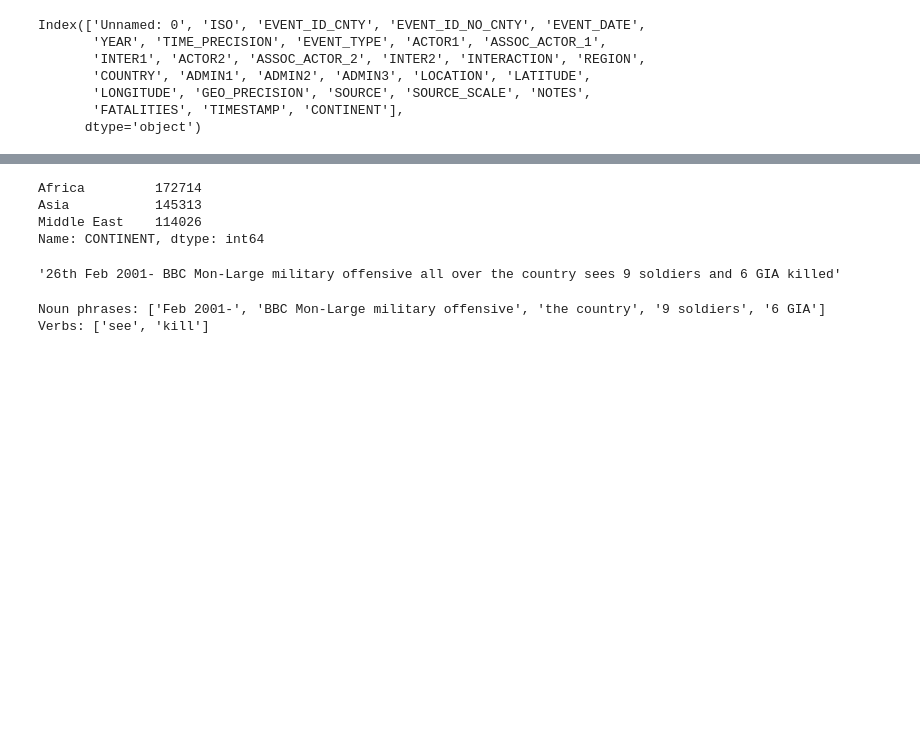
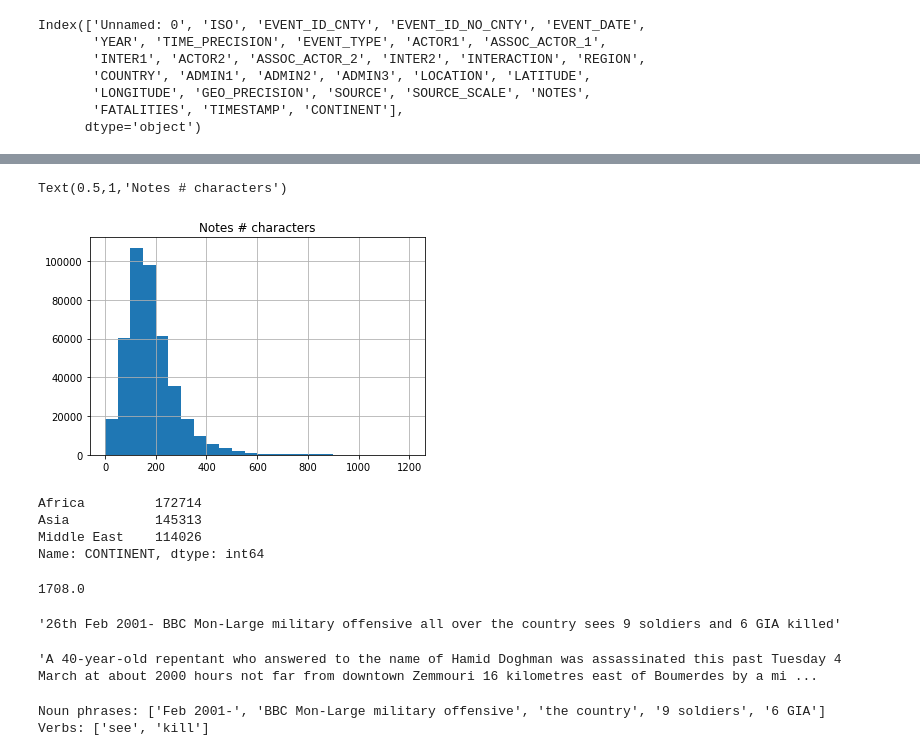
Before and after one commit to darshansumant/ml_nlp_conflict, a Jupyter notebook: playing_data_GP.ipynb, the cells around one changed output, grey strips where cells are left out. Drawn from its saved outputs; the diff is of its cells as text; code cells hidden in the pictures; blank space fills up the shorter version.

```diff
--- a/playing_data_GP.ipynb
+++ b/playing_data_GP.ipynb
@@ -72,3 +55,8 @@ AxesSubplot(0.125,0.125;0.775x0.755)
+# %%
+conflict_df.NOTES_CHAR.hist(bins=[0,50,100,150,200,250,300,350,400,450,500,550,600,650,700,750,800,900,1000,1200]).set_title("Notes # characters")
+# %% [output]
+Text(0.5,1,'Notes # characters')
+[figure, added]
 # %%
 conflict_df.CONTINENT.value_counts()
 # %% [output]
@@ -76,11 +64,20 @@ Africa         172714
 Asia           145313
 Middle East    114026
 Name: CONTINENT, dtype: int64
+# %%
+conflict_df.NOTES_CHAR.max()
+# %% [output]
+1708.0
 # %%
 one_obs = conflict_df.NOTES[450]
 one_obs
 # %% [output]
 '26th Feb 2001- BBC Mon-Large military offensive all over the country sees 9 soldiers and 6 GIA killed'
+# %%
+two_obs = conflict_df.NOTES[999]
+two_obs
+# %% [output]
+'A 40-year-old repentant who answered to the name of Hamid Doghman was assassinated this past Tuesday 4 March at about 2000 hours not far from downtown Zemmouri 16 kilometres east of Boumerdes by a mi ...
 # %%
 nlp = spacy.load("en_core_web_sm")
 
```
Also changed, not shown: parts of 9 cells of this notebook.
